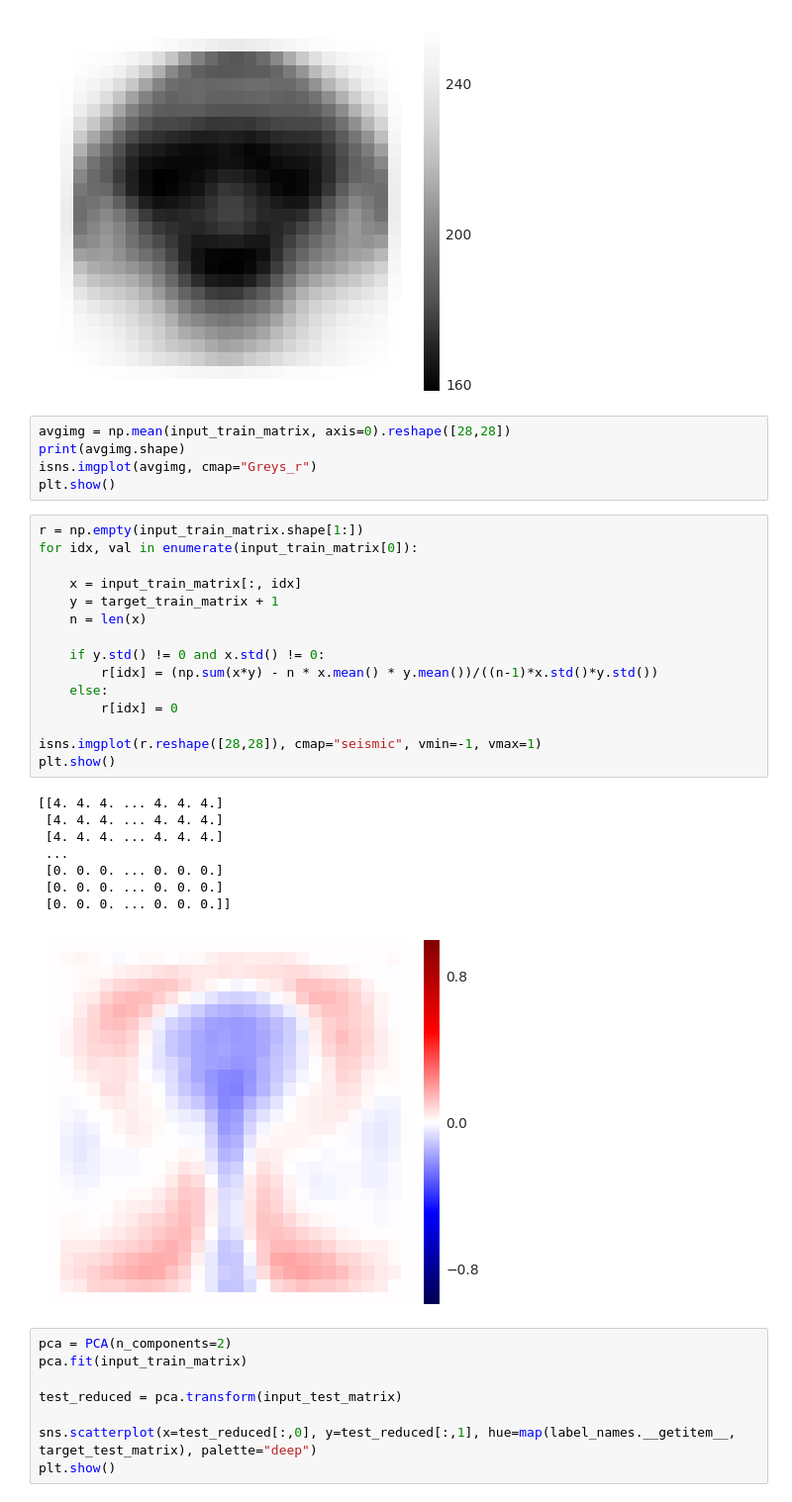
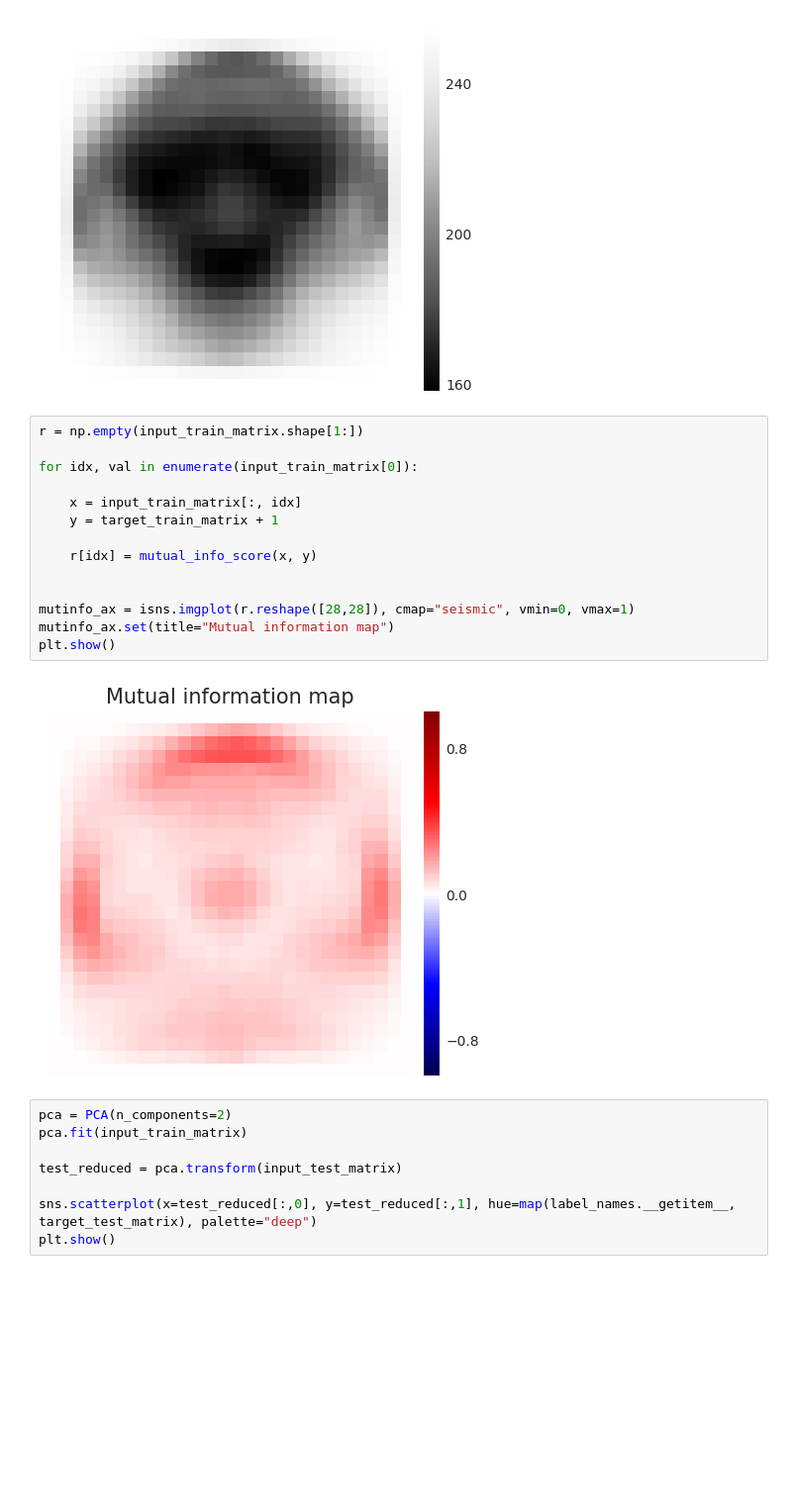
Before and after one commit to eugenioLR/doodle_ml_generator, a Jupyter notebook: data_analysis.ipynb, the cells around one changed output. Shown at 99% size. Drawn from its saved outputs; the diff is of its cells as text; blank space fills up the shorter version.

Commit message:
replaced pearson r with mutual information

```diff
--- a/data_analysis.ipynb
+++ b/data_analysis.ipynb
@@ -87,35 +90,22 @@ plt.show()
 # %% [output]
 (28, 28)
 [figure]
-# %%
-avgimg = np.mean(input_train_matrix, axis=0).reshape([28,28])
-print(avgimg.shape)
-isns.imgplot(avgimg, cmap="Greys_r")
-plt.show()
 # %%
 r = np.empty(input_train_matrix.shape[1:])
+
 for idx, val in enumerate(input_train_matrix[0]):
 
     x = input_train_matrix[:, idx]
     y = target_train_matrix + 1
-    n = len(x)
 
-    if y.std() != 0 and x.std() != 0:
-        r[idx] = (np.sum(x*y) - n * x.mean() * y.mean())/((n-1)*x.std()*y.std())
-    else:
-        r[idx] = 0
+    r[idx] = mutual_info_score(x, y)
 
-isns.imgplot(r.reshape([28,28]), cmap="seismic", vmin=-1, vmax=1)
+
+mutinfo_ax = isns.imgplot(r.reshape([28,28]), cmap="seismic", vmin=0, vmax=1)
+mutinfo_ax.set(title="Mutual information map")
 plt.show()
 # %% [output]
-[[4. 4. 4. ... 4. 4. 4.]
- [4. 4. 4. ... 4. 4. 4.]
- [4. 4. 4. ... 4. 4. 4.]
- ...
- [0. 0. 0. ... 0. 0. 0.]
- [0. 0. 0. ... 0. 0. 0.]
- [0. 0. 0. ... 0. 0. 0.]]
-[figure, old version]
+[figure, new version]
 # %%
 pca = PCA(n_components=2)
 pca.fit(input_train_matrix)
```
Also changed, not shown: parts of 2 cells of this notebook, 1 other file.
